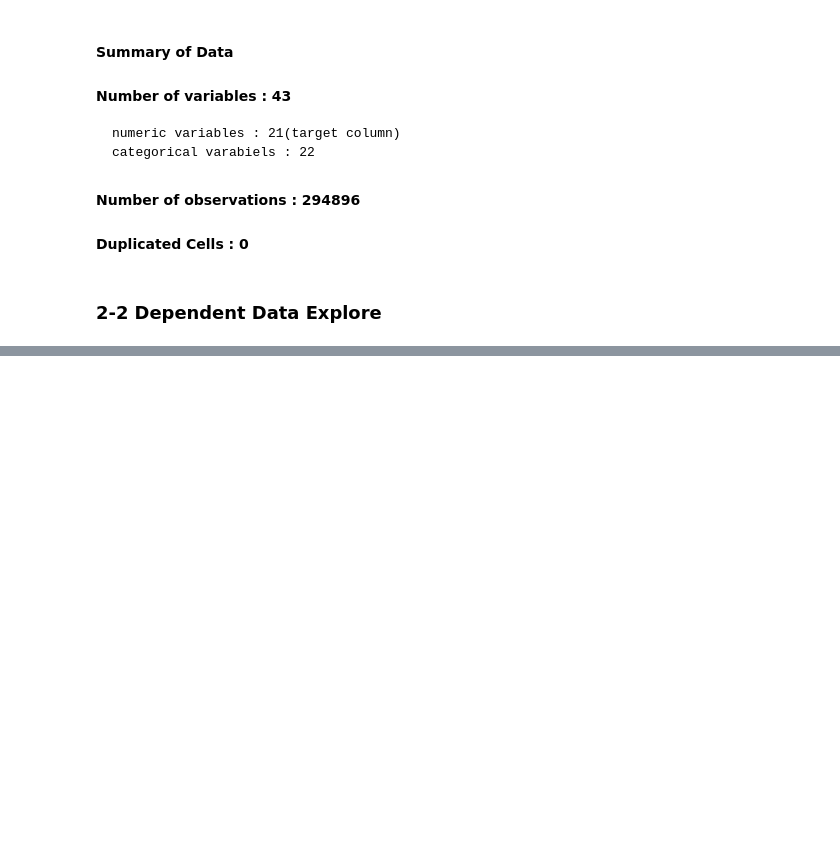
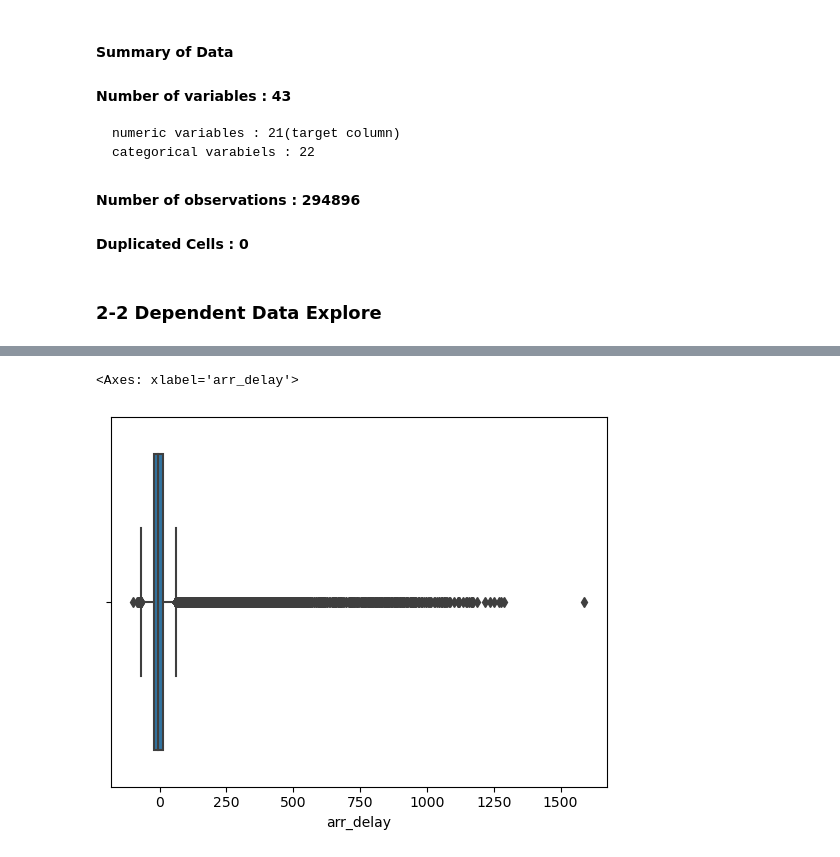
Before and after one commit to chulwonchae/2024-Summer-ML-Projects, a Jupyter notebook: 4. Classification_Airline_delay.ipynb, the cells around one changed output, grey strips where cells are left out. Saved outputs shown, nothing was run; the diff lists cells and outputs as text; code cells hidden in the pictures; blank space fills up the shorter version.

```diff
--- a/4. Classification_Airline_delay.ipynb
+++ b/4. Classification_Airline_delay.ipynb
@@ -683,0 +695,5 @@ memory usage: 96.7+ MB
+# %%
+sns.boxplot(data=df_final, x='arr_delay')
+# %% [output]
+<Axes: xlabel='arr_delay'>
+[figure, added]
```
Also changed, not shown: parts of 86 cells of this notebook, 1 other file.
